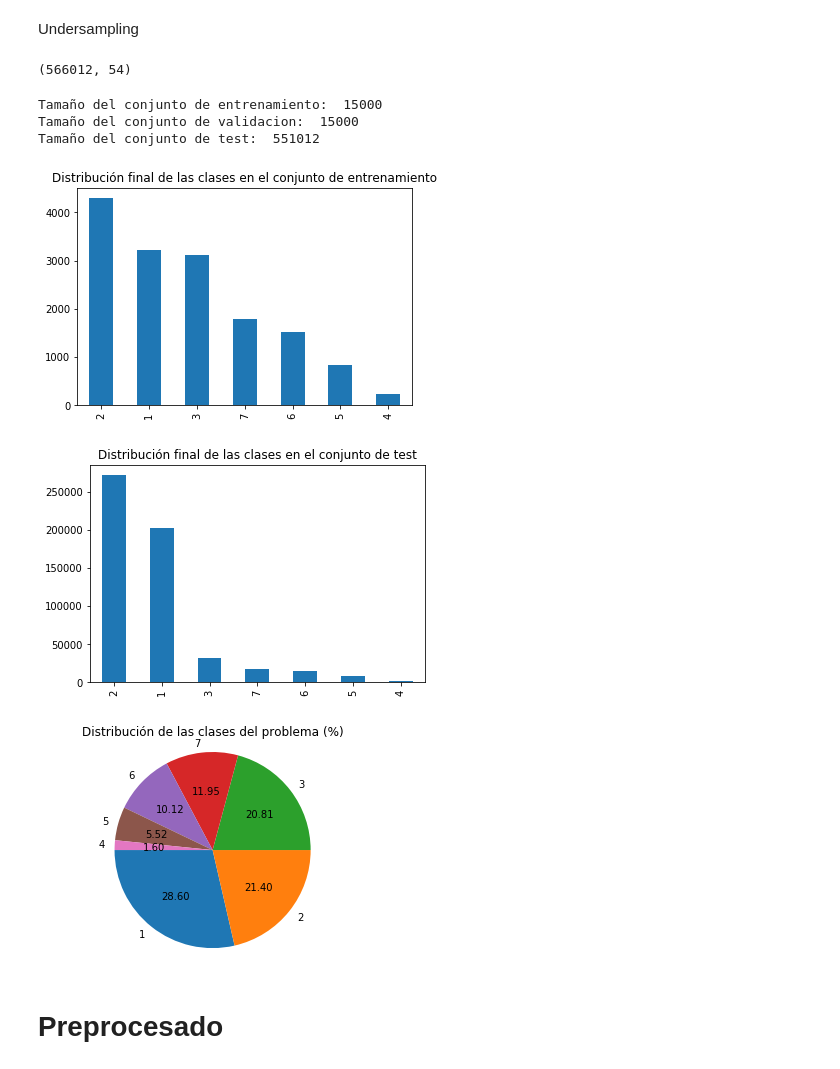
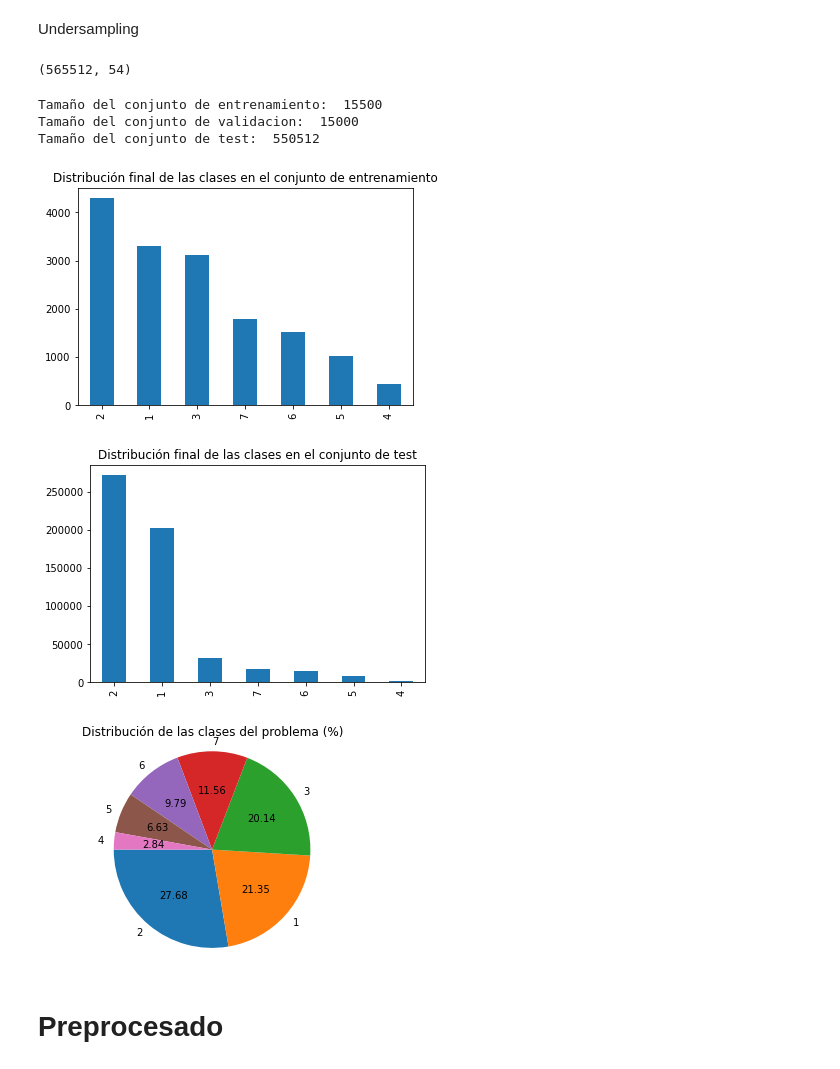
Before and after one commit to Ludvins/DGIIM_ProyectoAA, a Jupyter notebook: Proyecto.ipynb, the cells around one changed output. Saved outputs shown, nothing was run; the diff lists cells and outputs as text; code cells hidden in the pictures.

```diff
--- a/Proyecto.ipynb
+++ b/Proyecto.ipynb
@@ -70,7 +70,7 @@ Número de elementos de cada clase en `train`.
 # %% [markdown]
 Undersampling
 # %%
-sizes = [3210, 4290, 3122, 240, 828, 1518, 1792]
+sizes = [3310, 4290, 3122, 440, 1028, 1518, 1792]
 X_train = []
 y_train = []
 X_rest = []
@@ -89,33 +89,33 @@ y_rest = pd.concat(y_rest)
 print(X_rest.shape)
 X_val, X_test, y_val, y_test = train_test_split(X_rest, y_rest, train_size=15000, stratify=y_rest, random_state=seed)
 # %% [output]
-(566012, 54)
+(565512, 54)
 # %%
 print("Tamaño del conjunto de entrenamiento: ", X_train.shape[0])
 print("Tamaño del conjunto de validacion: ", X_val.shape[0])
 print("Tamaño del conjunto de test: ", X_test.shape[0])
 # %% [output]
-Tamaño del conjunto de entrenamiento:  15000
+Tamaño del conjunto de entrenamiento:  15500
 Tamaño del conjunto de validacion:  15000
-Tamaño del conjunto de test:  551012
+Tamaño del conjunto de test:  550512
 # %%
 y_train.value_counts().plot(kind='bar', title='Distribución final de las clases en el conjunto de entrenamiento');
 # %% [output]
-[figure, old version]
+[figure, new version]
 # %%
 y_test.value_counts().plot(kind='bar', title='Distribución final de las clases en el conjunto de test');
 # %% [output]
-[figure, old version]
+[figure, new version]
 # %%
 prop_class = y_train.value_counts(normalize=True)
-pieLabels = ['1','2','3','7','6','5','4']
+pieLabels = ['2','1','3','7','6','5','4']
 figureObject, axesObject = plt.subplots()
 axesObject.pie(prop_class*100, labels=pieLabels, autopct='%1.2f', startangle=180)
 axesObject.axis('equal')
 plt.title("Distribución de las clases del problema (%)")
 plt.show()
 # %% [output]
-[figure, old version]
+[figure, new version]
 # %% [markdown]
 # Preprocesado
 # %% [markdown]
```
Also changed, not shown: parts of 18 cells of this notebook, 1 other file.
